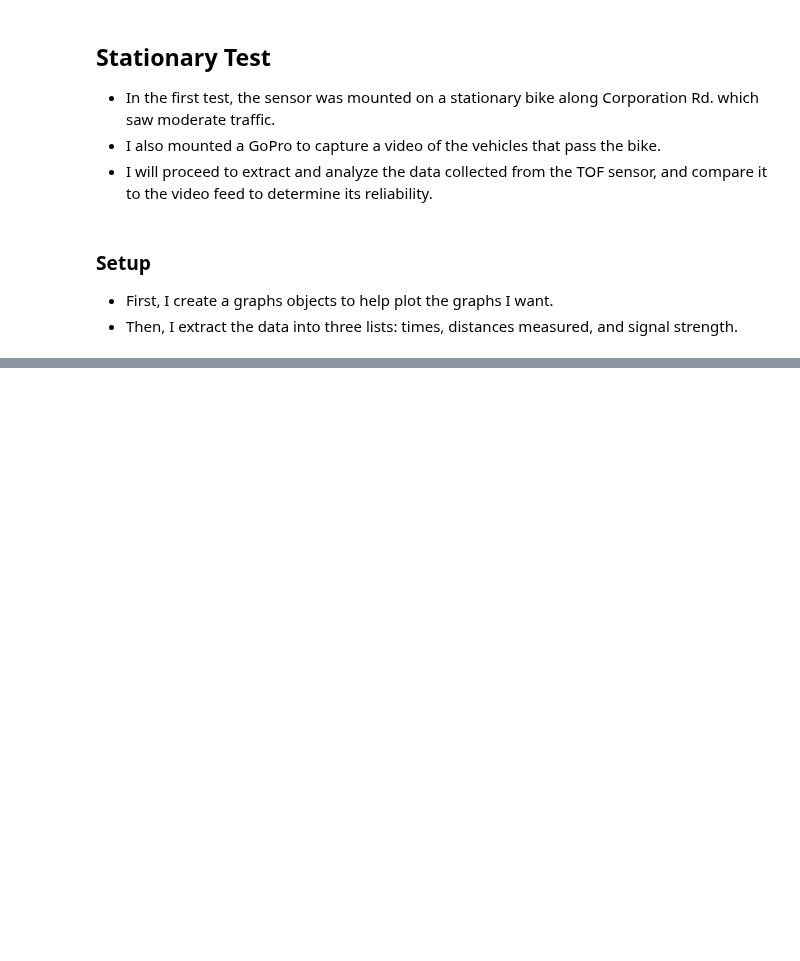
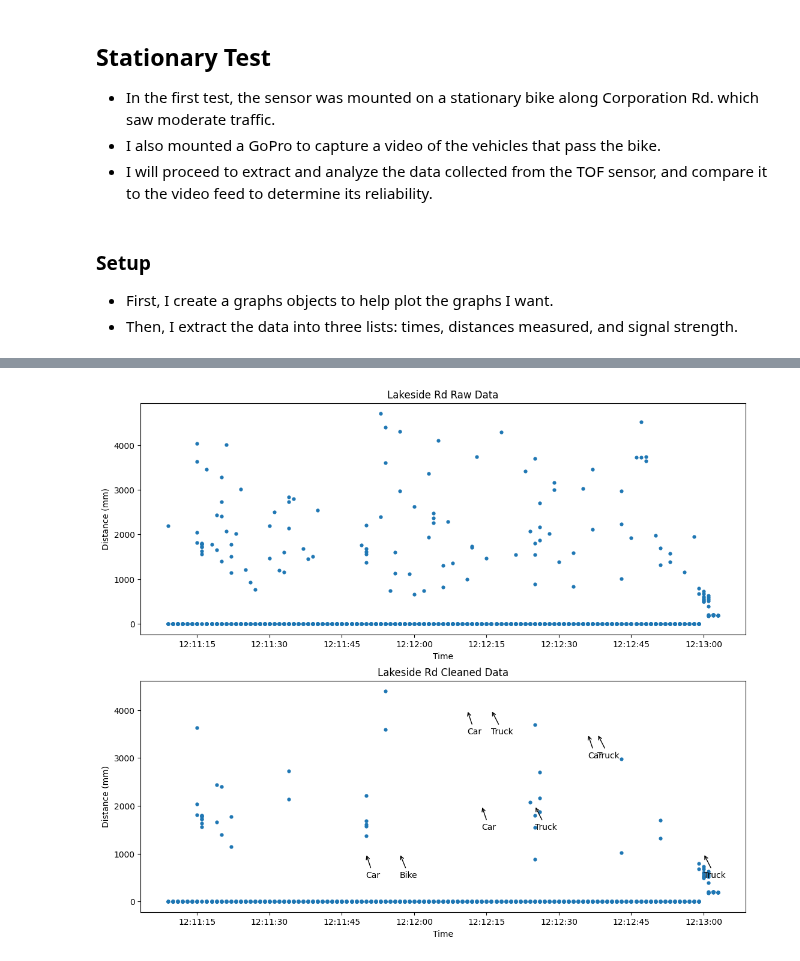
Before and after one commit to wuihee/cycling-safety-analysis, a Jupyter notebook: data_analysis/Outdoor_Tests.ipynb, the cells around one changed output, grey strips where cells are left out. Saved outputs shown, nothing was run; the diff lists cells and outputs as text; code cells hidden in the pictures; blank space fills up the shorter version.

```diff
--- a/data_analysis/Outdoor_Tests.ipynb
+++ b/data_analysis/Outdoor_Tests.ipynb
@@ -56,0 +70,23 @@ graphs.scatter_time_vs_distance(axes[1], timing, cleaned_distances, title="Corpo
+# %%
+LAKESIDE_RD_PATH = pathlib.Path("./data/cycling_tests/lakeside_drive.txt")
+
+timing, distances, signal_strengths = get_data_from_txt(LAKESIDE_RD_PATH)
+cleaned_distances = data_cleaner.clean_spurious_data(distances)
+# %%
+fig, axes = plt.subplots(2, figsize=(13, 11))
+graphs.scatter_time_vs_distance(axes[0], timing, distances, title="Lakeside Rd Raw Data")
+graphs.scatter_time_vs_distance(axes[1], timing, cleaned_distances, title="Lakeside Rd Cleaned Data")
+
+graphs.annotate_graph(axes[1], "12:11:50", 1000, "Car")
+graphs.annotate_graph(axes[1], "12:11:57", 1000, "Bike")
+graphs.annotate_graph(axes[1], "12:12:11", 4000, "Car")
+graphs.annotate_graph(axes[1], "12:12:14", 2000, "Car")
+graphs.annotate_graph(axes[1], "12:12:16", 4000, "Truck")
+graphs.annotate_graph(axes[1], "12:12:25", 2000, "Truck")
+graphs.annotate_graph(axes[1], "12:12:36", 3500, "Car")
+graphs.annotate_graph(axes[1], "12:12:38", 3500, "Truck")
+graphs.annotate_graph(axes[1], "12:13:00", 1000, "Truck")
+
+plt.show()
+# %% [output]
+[figure, added]
```
Also changed, not shown: parts of 7 cells of this notebook, 5 other files.
